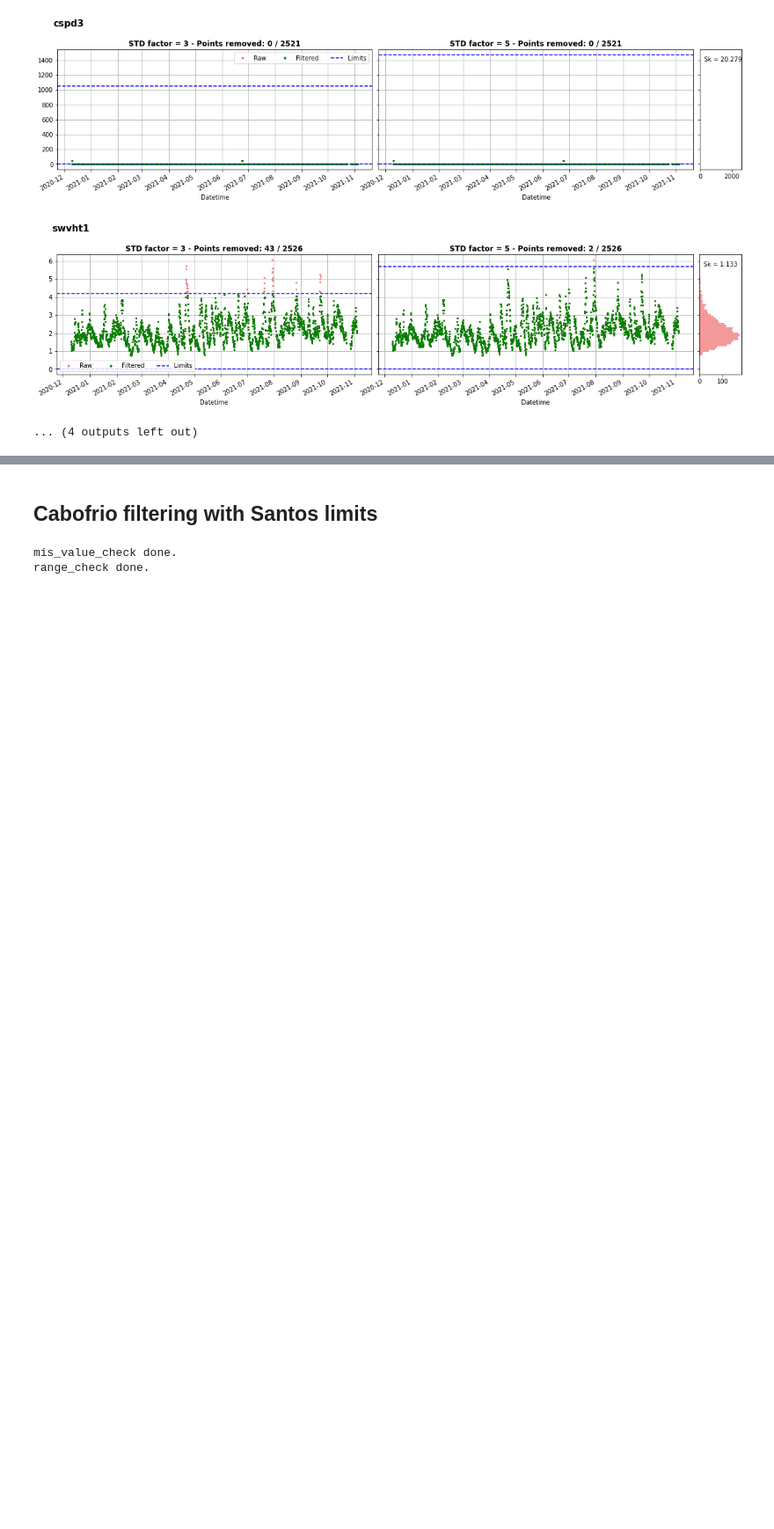
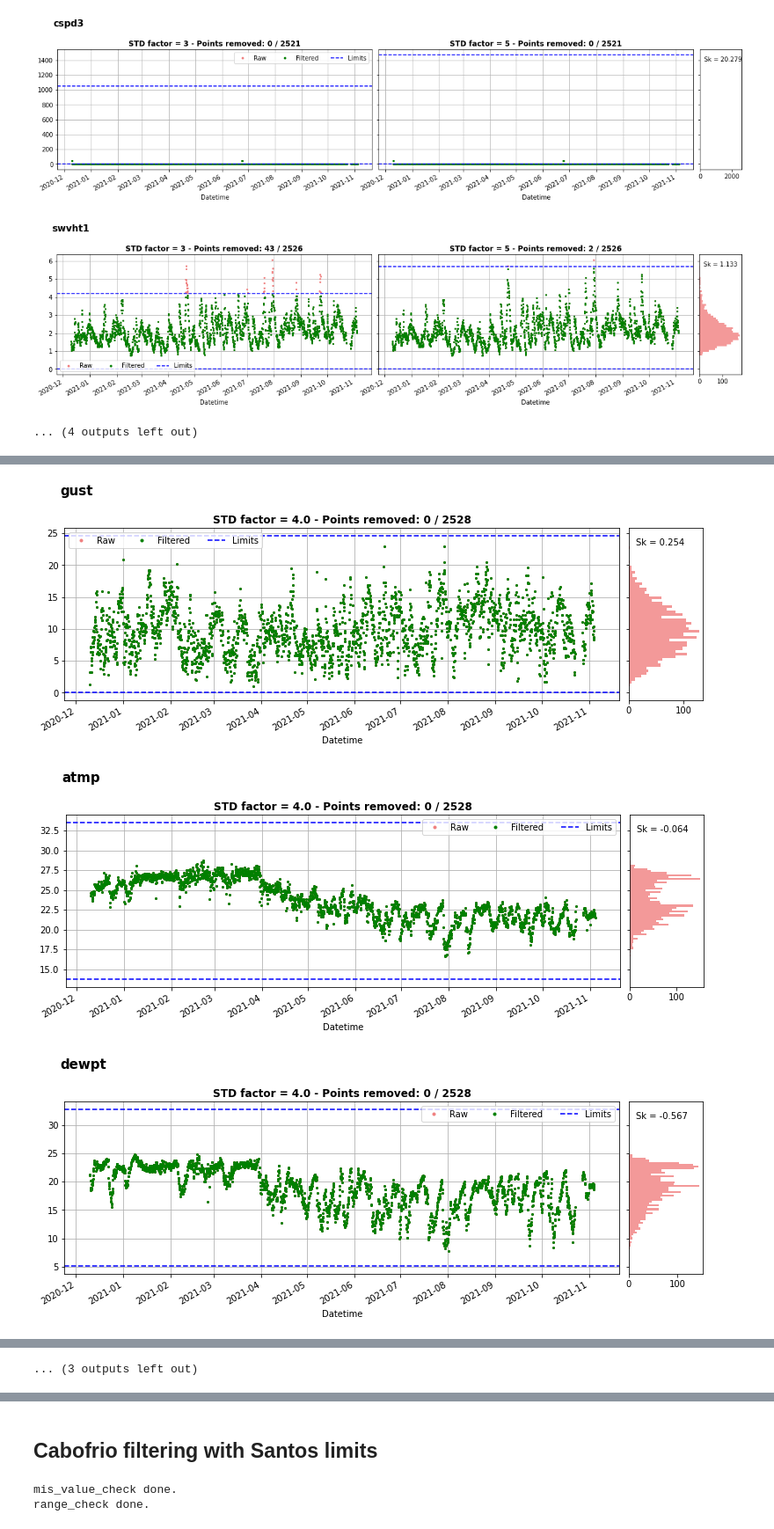
Before and after one commit to PNBOIA-Brasil/pnboia_qc, a Jupyter notebook: notebooks/outlier_limits_generation/buoys/santos_qc.ipynb, the cells around one changed output, grey strips where cells are left out. Shown at 88% size. Drawn from its saved outputs; the diff is of its cells as text; code cells hidden in the pictures; blank space fills up the shorter version.

```diff
--- a/notebooks/outlier_limits_generation/buoys/santos_qc.ipynb
+++ b/notebooks/outlier_limits_generation/buoys/santos_qc.ipynb
@@ -526,0 +544,36 @@ for param in bmosantos_notdir:
+# %%
+factors = {
+    'wspd': 4,
+    'gust': 4,
+    'atmp': 4,
+    'rh': 4,
+    'dewpt': 4,
+    'pres': 4,
+    'sst': 3,
+    'srad': 5,
+    'cspd1': 1,
+    'cspd2': 1,
+    'cspd3': 1,
+    'swvht1': 7,
+    'mxwvht1': 7,
+    'tp1': 5,
+    'swvht2': 7,
+    'tp2': 5,
+    }
+# %%
+# FILTERING WITH DEFINITIVE FACTORS
+bmosantos_notdir = bmosantos.drop(columns=bmosantos.filter(regex='dir|head|spread').columns)
+parameters = bmosantos_notdir.columns[1:]
+
+for param in parameters:
+
+    plot_filtering(factor=factors,
+                    data=bmosantos,
+                    limits=bmosantos_lims,
+                    buoy='bmo_santos',
+                    parameter=param)
+    plt.show()
+# %% [output]
+[figure, added]
+[figure, added]
+[figure, added]
@@ -526,0 +589 @@ for param in bmosantos_notdir:
+... (3 outputs left out)
```
Also changed, not shown: parts of 7 cells of this notebook.
